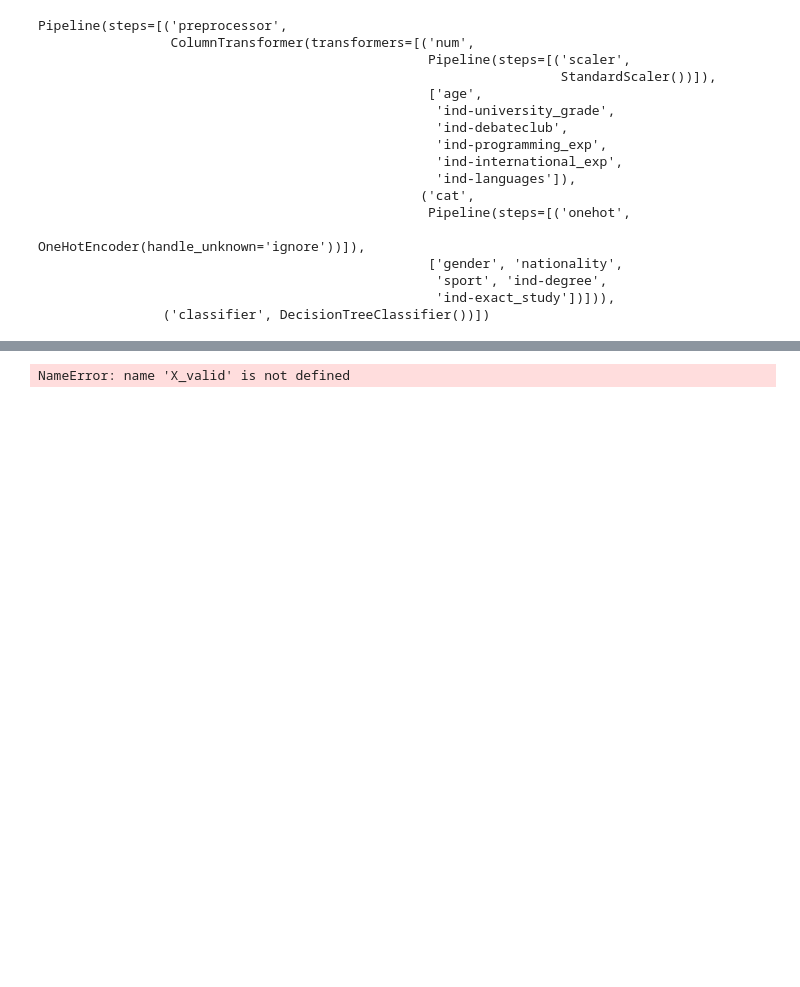
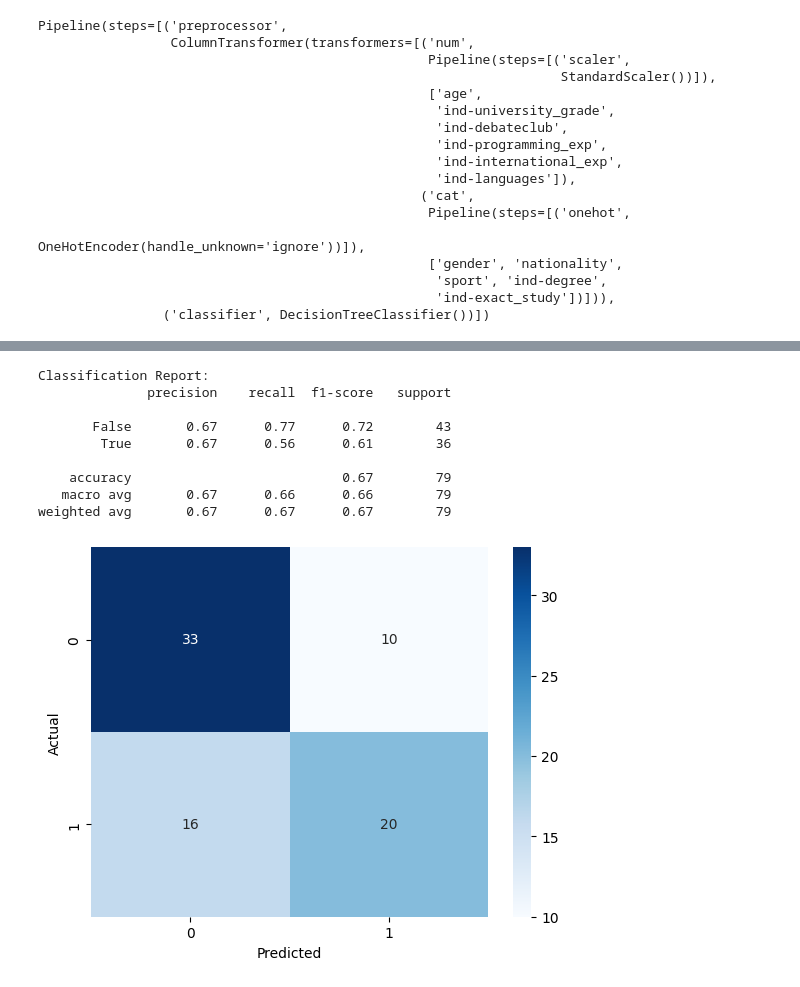
Before and after one commit to mjzdych/itds_project, a Jupyter notebook: itds_assignment3.ipynb, the cells around one changed output, grey strips where cells are left out. Saved outputs shown, nothing was run; the diff lists cells and outputs as text; code cells hidden in the pictures; blank space fills up the shorter version.

```diff
--- a/itds_assignment3.ipynb
+++ b/itds_assignment3.ipynb
@@ -151,6 +152,10 @@ df_train.head()
 # %%
 X_train = df_train[['gender','age', 'nationality', 'sport', 'ind-university_grade', 'ind-debateclub', 'ind-programming_exp',	'ind-international_exp', 	'ind-languages', 'ind-exact_study',	'ind-degree', 'company']]
 y_train = df_train['decision']
+X_val = df_val[['gender','age', 'nationality', 'sport', 'ind-university_grade', 'ind-debateclub', 'ind-programming_exp',	'ind-international_exp', 	'ind-languages', 'ind-exact_study',	'ind-degree', 'company']]
+y_val = df_val['decision']
+X_test = df_test[['gender','age', 'nationality', 'sport', 'ind-university_grade', 'ind-debateclub', 'ind-programming_exp',	'ind-international_exp', 	'ind-languages', 'ind-exact_study',	'ind-degree', 'company']]
+y_test = df_test['decision']
 # %%
 # Define preprocessing steps
 categorical_features = ['gender', 'nationality', 'sport', 'ind-degree', 'ind-exact_study']
@@ -238,15 +242,24 @@ weighted avg       0.85      0.85      0.85       393
 # %%
 # Make predictions on the validation set
-y_pred = grid_search.predict(X_valid)
+y_pred = grid_search.predict(X_val)
 
 # Generate a classification report and confusion matrix
 print("Classification Report:")
-print(classification_report(y_valid, y_pred))
+print(classification_report(y_val, y_pred))
 
 
-sns.heatmap(confusion_matrix(y_valid, y_pred), annot=True, cmap='Blues')
+sns.heatmap(confusion_matrix(y_val, y_pred), annot=True, cmap='Blues')
 plt.xlabel('Predicted')
 plt.ylabel('Actual')
 plt.show()
 # %% [output]
-NameError: name 'X_valid' is not defined
+Classification Report:
+              precision    recall  f1-score   support
+
+       False       0.67      0.77      0.72        43
+        True       0.67      0.56      0.61        36
+
+    accuracy                           0.67        79
+   macro avg       0.67      0.66      0.66        79
+weighted avg       0.67      0.67      0.67        79
+[figure, added]
```
Also changed, not shown: parts of 2 cells of this notebook.
